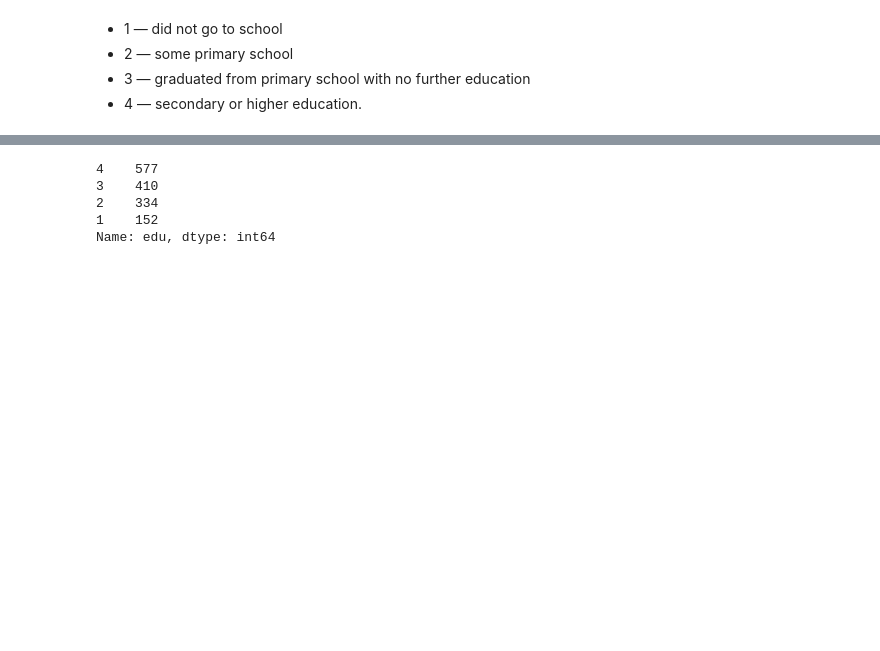
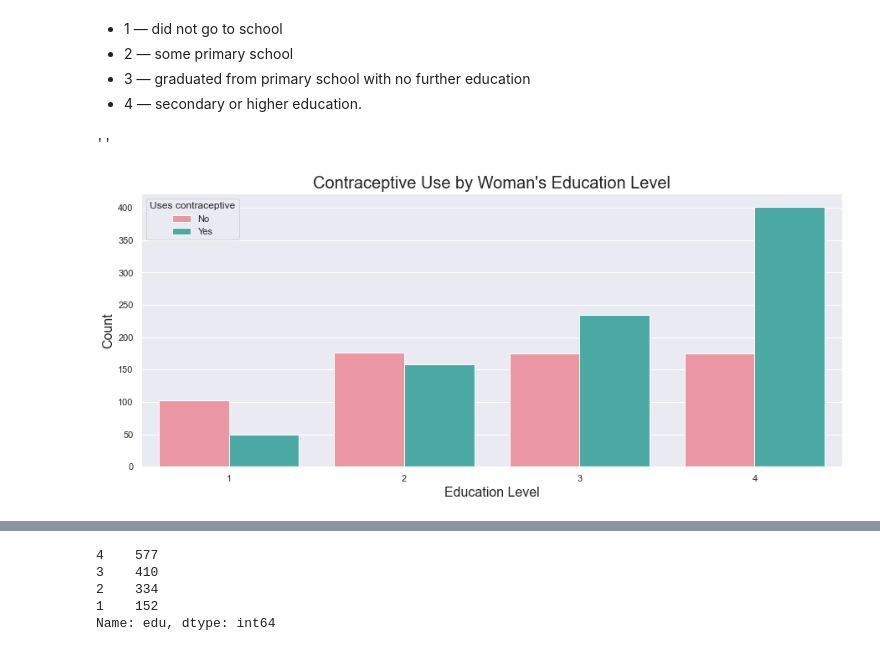
Before and after one commit to mike-flanagan/contraceptive-use-in-indonesia, a Jupyter notebook: MIKE_EDA.ipynb, the cells around one changed output, grey strips where cells are left out. Saved outputs shown, nothing was run; the diff lists cells and outputs as text; code cells hidden in the pictures; blank space fills up the shorter version.

```diff
--- a/MIKE_EDA.ipynb
+++ b/MIKE_EDA.ipynb
@@ -271,3 +271,19 @@ Name: age, dtype: int64
 - 2 — some primary school
 - 3 — graduated from primary school with no further education
 - 4 — secondary or higher education.
+# %%
+cm_df = df.copy()
+cm_df['Uses contraceptive'] = np.where(no_cm_df.cmc == 1,
+                            'No',
+                            'Yes')
+sns.set_palette('cubehelix', 1)
+fig, ax = plt.subplots(figsize=(15,6))
+ax.set_title('Contraceptive Use by Woman\'s Education Level', size = 20)
+sns.countplot(x='edu',  hue='Uses contraceptive', data=cm_df)
+ax.set_xlabel('Education Level',  size=16)
+ax.set_ylabel('Count', size=16)
+plt.savefig("visualizations/011_edu.png", transparent=False)
+;
+# %% [output]
+''
+[figure, added]
```
Also changed, not shown: parts of 9 cells of this notebook, 6 other files.
